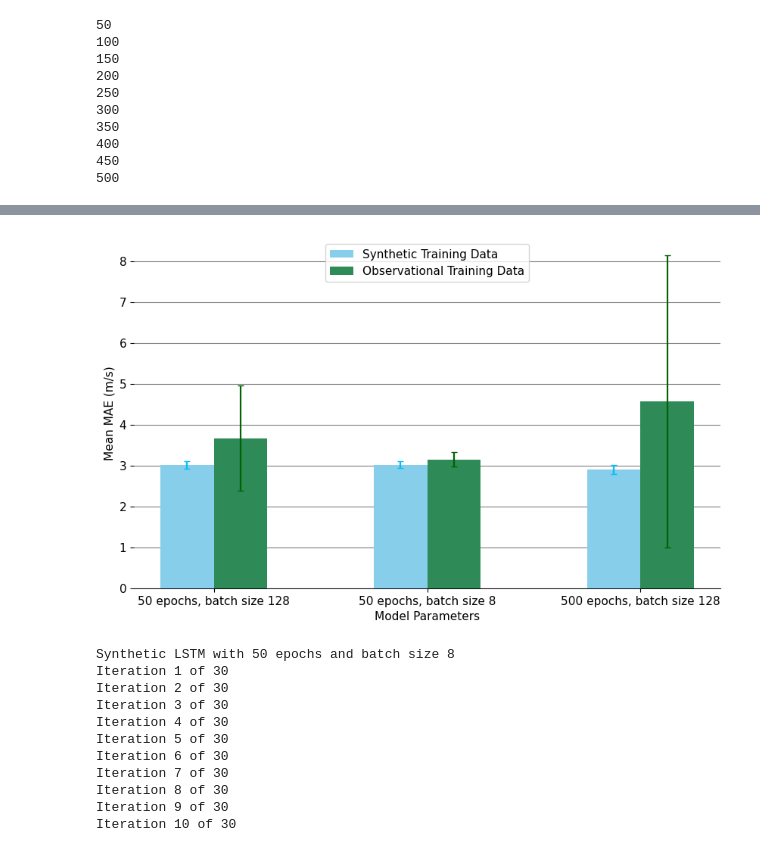
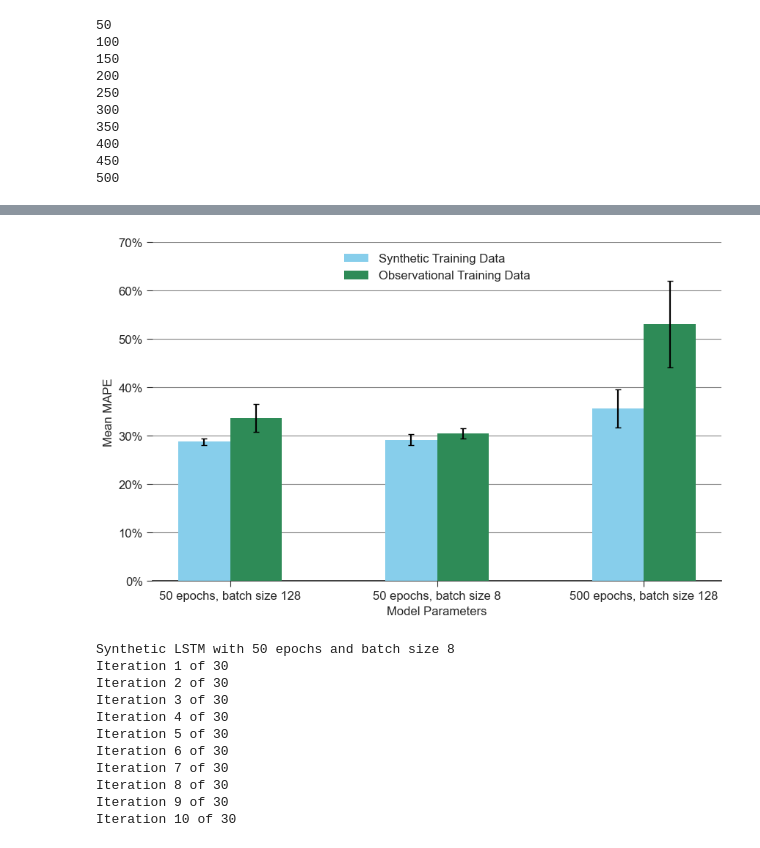
Before and after one commit to AlexWycoff/windspeed, a Jupyter notebook: 02 - Model Comparison.ipynb, the cells around one changed output, grey strips where cells are left out. Saved outputs shown, nothing was run; the diff lists cells and outputs as text; code cells hidden in the pictures.

```diff
--- a/02 - Model Comparison.ipynb
+++ b/02 - Model Comparison.ipynb
@@ -161,7 +149,7 @@ df.plot()
 # Train one model with data starting at different years
 df = pd.DataFrame()
 df['Years'] = list()
-df['MAE'] = list()
+df['MAPE'] = list()
 df['STD'] = list()
 for year in range(2000, 2014):
     print(f"{year}")
@@ -178,7 +166,7 @@ for year in range(2000, 2014):
         model.fit(X_train, y_train, epochs=50, validation_data=(X_test, y_test), batch_size=128, verbose=False)
 
         predictions = model.predict(X_test, verbose=False)
-        mae.append(mean_absolute_error(y_test * test_norms[1], predictions * train_norms[1]))
+        mae.append(mean_absolute_percentage_error(y_test * test_norms[1], predictions * train_norms[1]))
 
     df.loc[len(df) + 1] = [int(year), np.average(mae), np.std(mae)]
 df.to_csv('Data/Raw Experiment Data/starting year experiment.csv')
@@ -362,7 +372,7 @@ print(mean_absolute_error(y_test * test_norms[1], np.float32(predictions) * test
 # %%
 # Generate statistics for paired t-test
 df = pd.DataFrame()
-df['Real Model MAE'], df['Synthetic Model MAE'] = list(), list()
+df['Real Model MAPE'], df['Synthetic Model MAPE'] = list(), list()
 # df = pd.read_csv("Data/Raw Experiment Data/Comparison Statistics", index_col=0)
 for i in range(30):
     print(f"Iteration {i + 1} of 30")
@@ -383,8 +393,8 @@ for i in range(30):
     model.fit(X_train, y_train, epochs=50, validation_data=(X_test, y_test), batch_size=8, verbose=False)
 
     predictions = model.predict(X_test, verbose=False)
-    synthetic_MAE = mean_absolute_error(y_test * test_norms[1], predictions * train_norms[1])
+    synthetic_MAE = mean_absolute_percentage_error(y_test * test_norms[1], predictions * train_norms[1])
 
     df.loc[len(df)] = [real_MAE, synthetic_MAE]
 
-# df.to_csv("Data/Raw Experiment Data/Comparison Statistics.csv")
+df.to_csv("Data/Raw Experiment Data/Comparison Statistics.csv")
@@ -391,24 +419,31 @@ for i in range(30):
 # %%
+plt.rcParams['font.size'] = 13
 # Load the data
-# df = pd.read_csv("Data/Raw Experiment Data/Comparison Statistics.csv", index_col=0)
+df = pd.read_csv("Data/Raw Experiment Data/Comparison Statistics.csv", index_col=0)
 
 # Generate a box plot to describe the MAE distribution for use as a figure
 ax = plt.axes()
 ax.set_facecolor("white")
+ax.xaxis.set_major_formatter(mtick.PercentFormatter(decimals=0))
 fig = plt.gcf()
 frame = plt.gca()
 fig.set_size_inches(12, 6)
 frame.axes.get_yaxis().set_visible(False)
 
 plt.style.use('seaborn-v0_8-ticks')
-bplot = plt.boxplot([(df['Real Model MAE']), df['Synthetic Model MAE']], vert=False, patch_artist=True, medianprops=dict(color='black'),
-            boxprops=dict(facecolor='white'), widths=0.25)
+bplot = plt.boxplot([(df['Real Model MAPE'] * 100), df['Synthetic Model MAPE'] * 100], showmeans=False,
+                    meanline=True, vert=False, patch_artist=True, medianprops=dict(color='black'),
+                    meanprops=dict(color='white'), boxprops=dict(facecolor='white'), widths=0.25)
 
 for patch, color in zip(bplot['boxes'], ['seagreen', 'skyblue']):
     patch.set_facecolor(color)
 
-plt.xlabel("Mean Absolute Error (m/s)")
+means = [np.mean(df['Real Model MAPE'] * 100), np.mean(df['Synthetic Model MAPE'] * 100)]
+circles, = ax.plot(means, np.arange(1, 3), 'wo', markersize=6,
+        markeredgecolor='black', color='black', label='Means')
+
+plt.xlabel("Mean Absolute Percentage Error")
 plt.tick_params(axis='x', which='major', reset=True, direction='in', top=False)
-ax.legend([bplot['boxes'][1], bplot['boxes'][0]], ['Synthetic Training Data', 'Observational Training Data'], loc='upper center')
+ax.legend([bplot['boxes'][1], bplot['boxes'][0]], ['Synthetic Training Data', 'Observational Training Data', 'Mean'], loc='upper center')
 plt.show()
 # %% [output]
@@ -430,5 +515,5 @@ average real MAE: 3.10523938 STD: 0.17768095490798558
 # %%
-df = pd.DataFrame(columns=['Model Type', 'Epochs', 'Batch Size', 'Mean MAE', 'STD MAE'])
+df = pd.DataFrame(columns=['Model Type', 'Epochs', 'Batch Size', 'Mean MAPE', 'STD MAPE'])
 for model_type in ['Synthetic LSTM', 'Observational LSTM']:
     for pair in [[50, 128], [50, 8], [500, 128]]:
         epochs = pair[0]
@@ -452,7 +537,7 @@ for model_type in ['Synthetic LSTM', 'Observational LSTM']:
                 model.fit(X_train, y_train, epochs=epochs, validation_data=(X_test, y_test), batch_size=batch_size, verbose=False)
 
             predictions = model.predict(X_test, verbose=False)
-            mae_list.append(mean_absolute_error(y_test * test_norms[1], predictions * train_norms[1]))
+            mae_list.append(mean_absolute_percentage_error(y_test * test_norms[1], predictions * train_norms[1]))
 
         df.loc[len(df)] = [model_type, epochs, batch_size, np.average(mae_list), np.std(mae_list)]
         df.to_csv('Data/Raw Experiment Data/Optimization Statistics.csv')
@@ -477,42 +565,46 @@ Iteration 30 of 30
 # %%
+plt.rcParams['font.size'] = 12
+
 # Load in the data and combine parameters
 df = pd.read_csv('Data/Raw Experiment Data/Optimization Statistics.csv', index_col=0)
 param_list = list()
 for i in range(len(df)):
     epochs = df.loc[i, 'Epochs']
     batch_size = df.loc[i, 'Batch Size']
     param_list.append(f'{epochs} epochs, batch size {batch_size}')
 df['Parameters'] = param_list
 
 # Construct a grouped bar chart to display the data
 width = 0.25
 x = np.arange(len(df)//2)
 
 df_synthetic = df[df['Model Type'] == 'Synthetic LSTM']
 df_observational = df[df['Model Type'] == 'Observational LSTM']
 
 ax = plt.axes()
+ax.yaxis.set_major_formatter(mtick.PercentFormatter())
 # Remove the border from the graph
 for direction in ['top', 'right', 'left']:
     ax.spines[direction].set_visible(False)
 
-plt.bar(x-width/2, df_synthetic['Mean MAE'], yerr=df_synthetic['STD MAE'], color='skyblue', width=width, zorder=3)
-plt.bar(x+width/2, df_observational['Mean MAE'], yerr=df_observational['STD MAE'], color='seagreen', width=width, zorder=3)
-plt.errorbar(x-width/2, df_synthetic['Mean MAE'], yerr=df_synthetic['STD MAE'], color='deepskyblue', capsize=3, linestyle="", zorder=4)
-plt.errorbar(x+width/2, df_observational['Mean MAE'], yerr=df_observational['STD MAE'], color='darkgreen', capsize=3, linestyle="", zorder=4)
+plt.bar(x-width/2, df_synthetic['Mean MAPE'] * 100, yerr=df_synthetic['STD MAPE'] * 100, color='skyblue', width=width, zorder=3)
+plt.bar(x+width/2, df_observational['Mean MAPE'] * 100, yerr=df_observational['STD MAPE'] * 100, color='seagreen', width=width, zorder=3)
+plt.errorbar(x-width/2, df_synthetic['Mean MAPE'] * 100, yerr=df_synthetic['STD MAPE'] * 100, color='black', capsize=3, linestyle="", zorder=4)
+plt.errorbar(x+width/2, df_observational['Mean MAPE'] * 100, yerr=df_observational['STD MAPE'] * 100, color='black', capsize=3, linestyle="", zorder=4)
 
 # Add axis labels and display the graph
-plt.ylabel('Mean MAE (m/s)')
+plt.ylabel('Mean MAPE')
 plt.xlabel("Model Parameters")
 plt.xticks(x, df_synthetic['Parameters'])
 plt.legend(['Synthetic Training Data', 'Observational Training Data'], loc='upper center')
+plt.ylim(0, 70)
 
 fig = plt.gcf()
 plt.grid(True, axis='y', color='grey')
 fig.set_size_inches(10, 6)
 plt.show()
 # %% [output]
-[figure, old version]
+[figure, new version]
 # %%
 df = pd.read_csv('Data/Raw Experiment Data/Optimization Statistics.csv', index_col=0)
 for model_type in ['Observational LSTM']:
```
Also changed, not shown: parts of 19 cells of this notebook, 20 other files.
